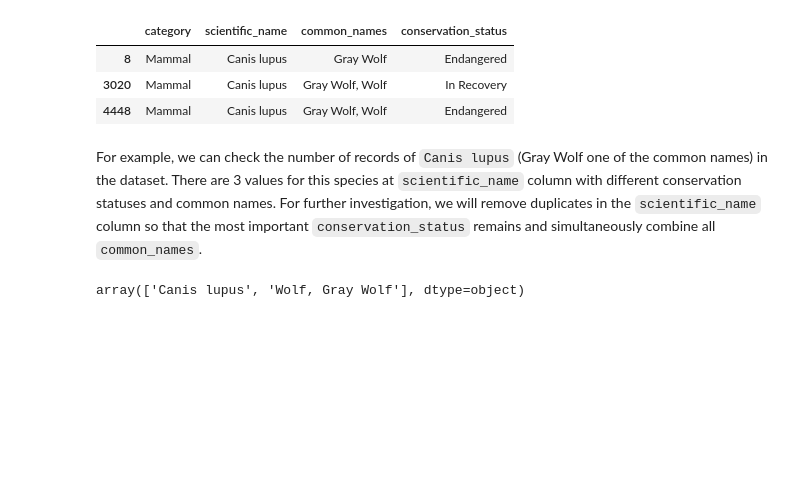
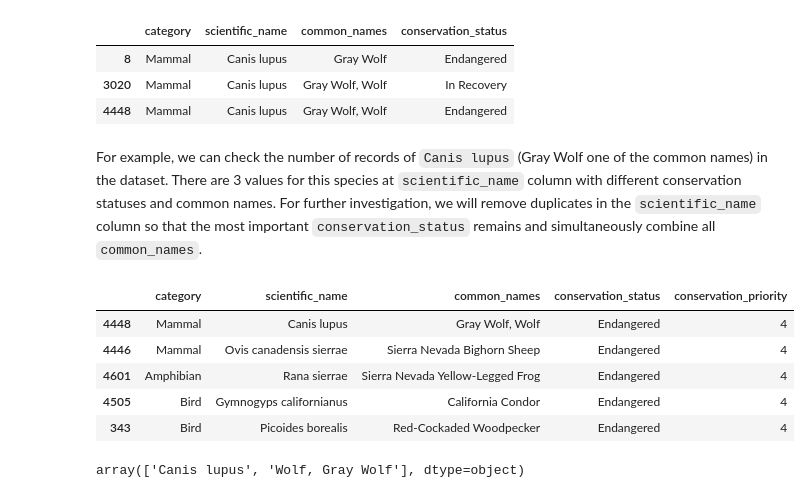
Before and after one commit to 7086600/biodiversity_project, a Jupyter notebook: biodiversity.ipynb, the cells around one changed output. Saved outputs shown, nothing was run; the diff lists cells and outputs as text; code cells hidden in the pictures; blank space fills up the shorter version.

```diff
--- a/biodiversity.ipynb
+++ b/biodiversity.ipynb
@@ -187,6 +188,26 @@ species[filt_specie]
 # %% [markdown]
 For example, we can check the number of records of `Canis lupus` (Gray Wolf one of the common names) in the dataset. There are 3 values for this species at `scientific_name` column with different conservation statuses and common names.
 For further investigation, we will remove duplicates in the `scientific_name` column so that the most important `conservation_status` remains and simultaneously combine all `common_names`.
+# %%
+# set priority of conservation status
+priority = {
+    'No Intervention': 0,
+    'In Recovery': 1,
+    'Species of Concern': 2,
+    'Threatened': 3,
+    'Endangered': 4
+}
+
+species['conservation_priority'] = species['conservation_status'].map(priority)
+species_sort_priority = species.sort_values(by='conservation_priority', ascending=False)
+species_sort_priority.head()
+# %% [output]
+|  | category | scientific_name | common_names | conservation_status | conservation_priority |
+| 4448 | Mammal | Canis lupus | Gray Wolf, Wolf | Endangered | 4 |
+| 4446 | Mammal | Ovis canadensis sierrae | Sierra Nevada Bighorn Sheep | Endangered | 4 |
+| 4601 | Amphibian | Rana sierrae | Sierra Nevada Yellow-Legged Frog | Endangered | 4 |
+| 4505 | Bird | Gymnogyps californianus | California Condor | Endangered | 4 |
+| 343 | Bird | Picoides borealis | Red-Cockaded Woodpecker | Endangered | 4 |
 # %%
 # group by scientific_name and aggregate unique common names
 # join common names by ', ' in scientific_name group > split them by ', ' into a list > leave only unique values with set > final join with ', '
```
Also changed, not shown: parts of 1 cell of this notebook.
